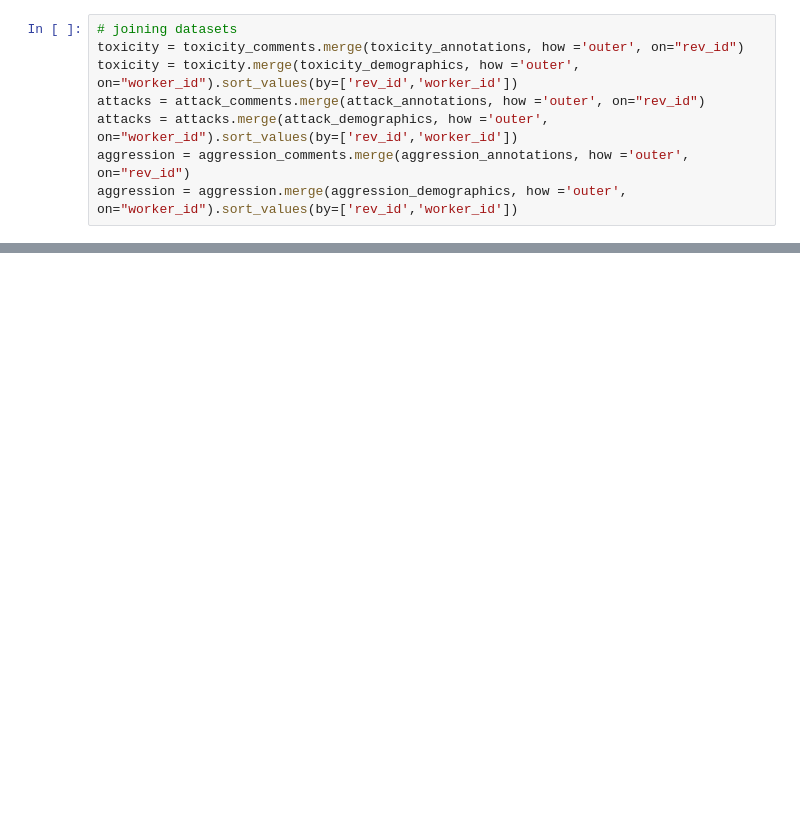
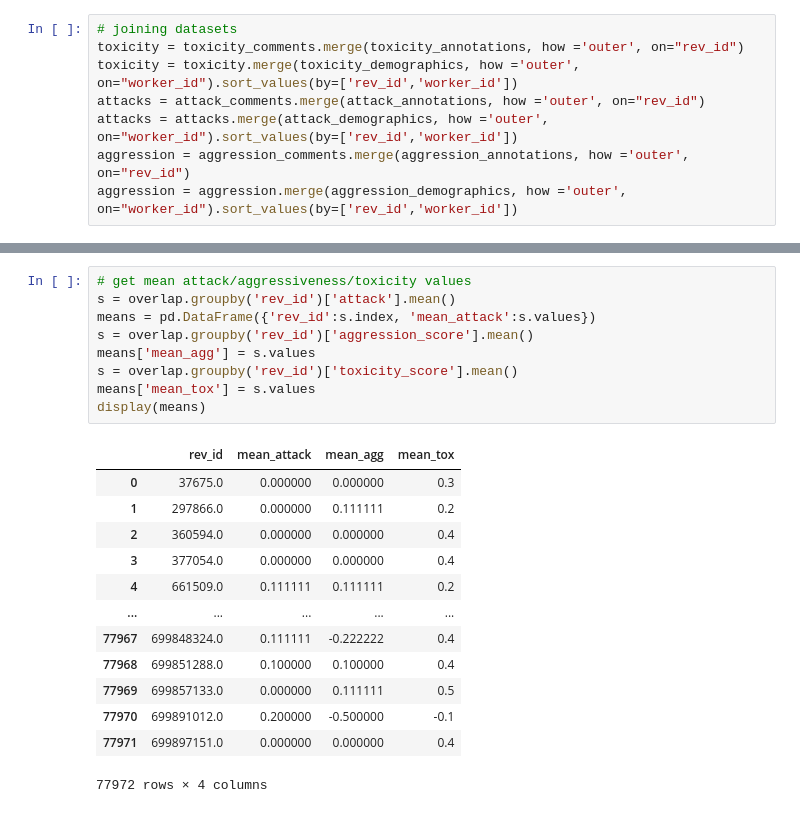
Before and after one commit to MicrosoftExcell/Advanced-Project, a Jupyter notebook: Code/Data Analysis.ipynb, the cells around one changed output, grey strips where cells are left out. Saved outputs shown, nothing was run; the diff lists cells and outputs as text; blank space fills up the shorter version.

```diff
--- a/Code/Data Analysis.ipynb
+++ b/Code/Data Analysis.ipynb
@@ -84,0 +95,23 @@ print(toxicity.head(5))
+# %%
+# get mean attack/aggressiveness/toxicity values
+s = overlap.groupby('rev_id')['attack'].mean()
+means = pd.DataFrame({'rev_id':s.index, 'mean_attack':s.values})
+s = overlap.groupby('rev_id')['aggression_score'].mean()
+means['mean_agg'] = s.values
+s = overlap.groupby('rev_id')['toxicity_score'].mean()
+means['mean_tox'] = s.values
+display(means)
+# %% [output]
+|  | rev_id | mean_attack | mean_agg | mean_tox |
+| 0 | 37675.0 | 0.000000 | 0.000000 | 0.3 |
+| 1 | 297866.0 | 0.000000 | 0.111111 | 0.2 |
+| 2 | 360594.0 | 0.000000 | 0.000000 | 0.4 |
+| 3 | 377054.0 | 0.000000 | 0.000000 | 0.4 |
+| 4 | 661509.0 | 0.111111 | 0.111111 | 0.2 |
+| ... | ... | ... | ... | ... |
+| 77967 | 699848324.0 | 0.111111 | -0.222222 | 0.4 |
+| 77968 | 699851288.0 | 0.100000 | 0.100000 | 0.4 |
+| 77969 | 699857133.0 | 0.000000 | 0.111111 | 0.5 |
+| 77970 | 699891012.0 | 0.200000 | -0.500000 | -0.1 |
+| 77971 | 699897151.0 | 0.000000 | 0.000000 | 0.4 |
+77972 rows × 4 columns
```
Also changed, not shown: parts of 9 cells of this notebook, 5 other files.
